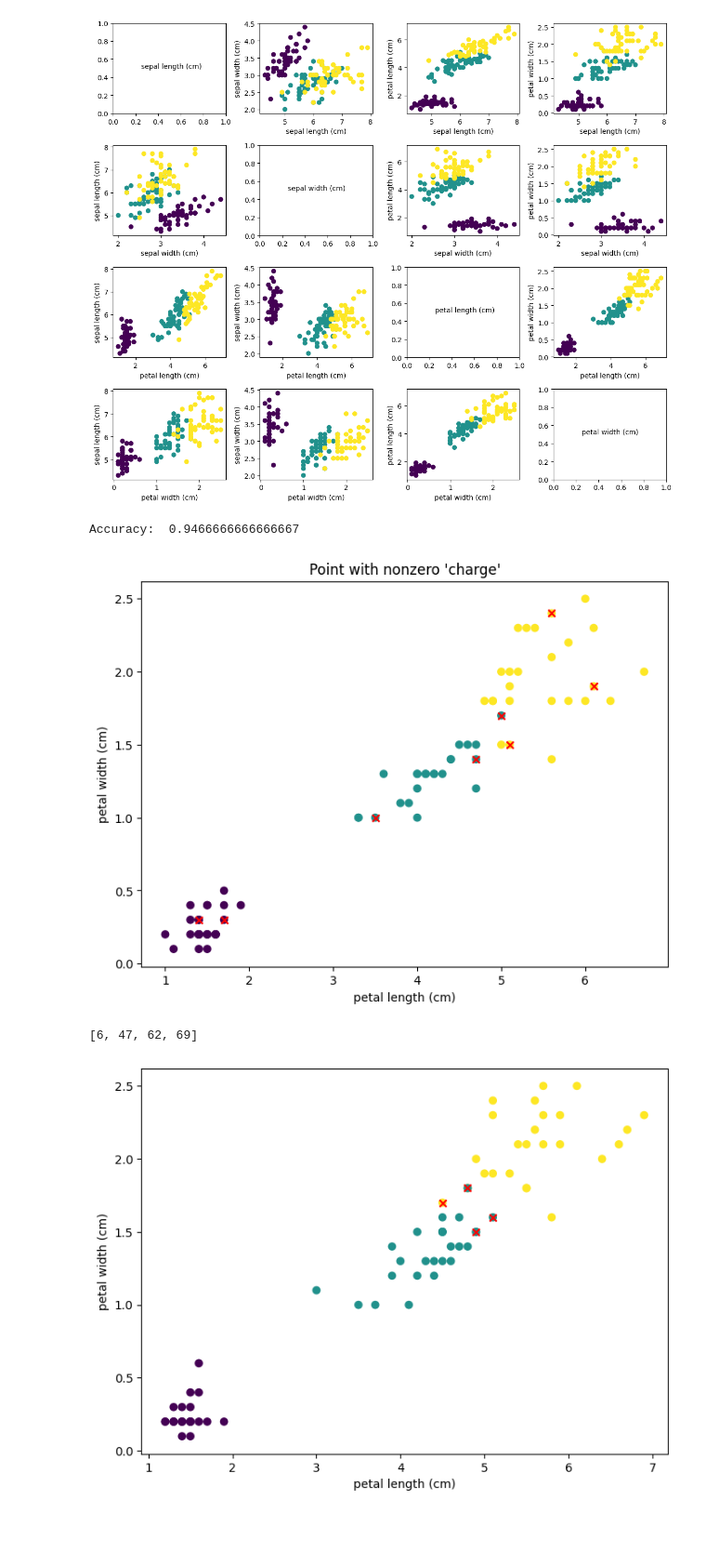
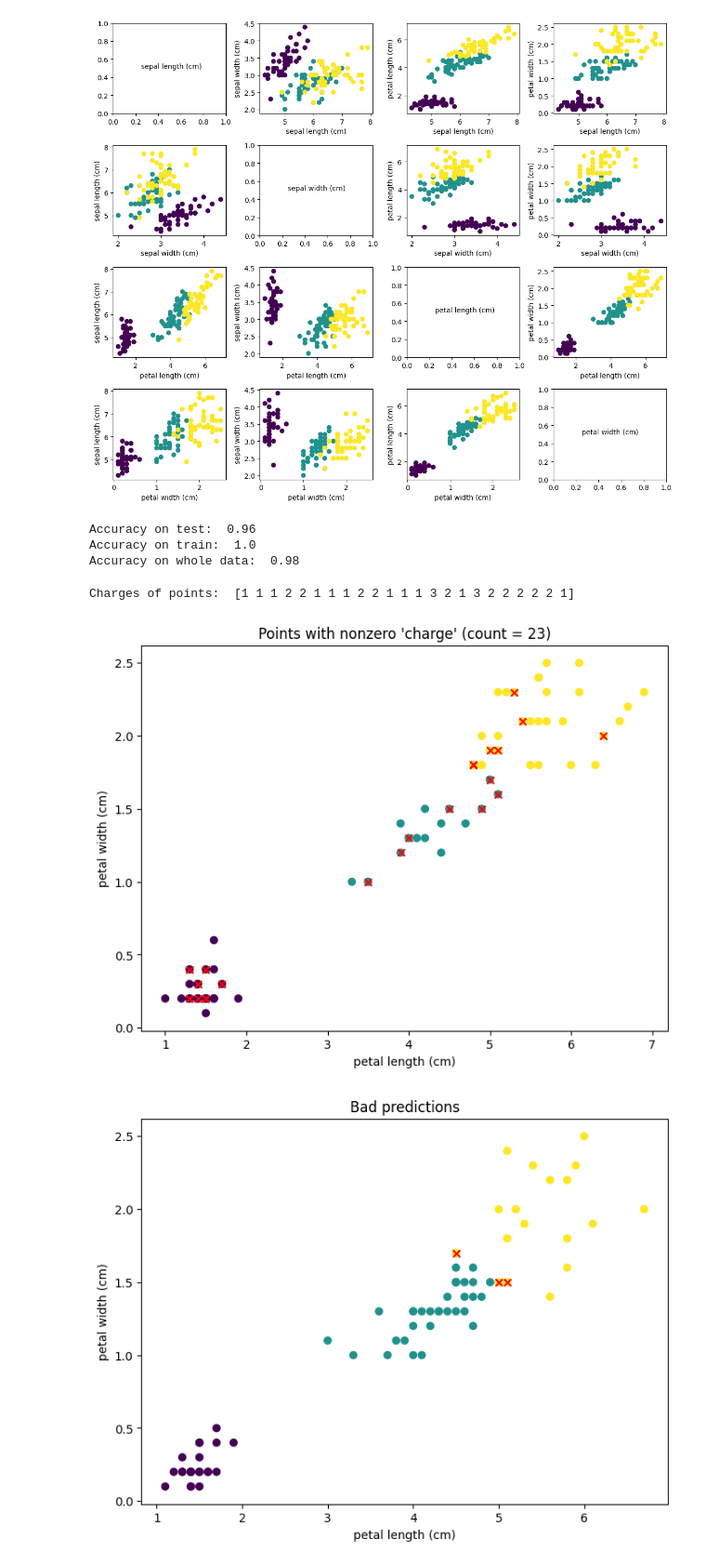
Before and after one commit to goglom/ML, a Jupyter notebook: Problem_2/Problem_2.ipynb, the cells around one changed output. Shown at 93% size. Drawn from its saved outputs; the diff is of its cells as text; code cells hidden in the pictures; blank space fills up the shorter version.

```diff
--- a/Problem_2/Problem_2.ipynb
+++ b/Problem_2/Problem_2.ipynb
@@ -29,31 +29,32 @@ plot_features_data(X, Y, f_names)
 f_best = (2, 3)
 f_best_names = (f_names[f_best[0]], f_names[f_best[1]])
 
-classifier = PotentialFunctionClassifier(0.1)
-
-classifier.fit(X, Y)
-
-train_x, test_x, train_y, test_y = train_test_split(X, Y, test_size=0.5, random_state=10)
-
-model = PotentialFunctionClassifier(0.5)
-model.fit(train_x, train_y, 0.000005)
-pred = model.predict(test_x)
-
-print("Accuracy: ", metrics.accuracy_score(test_y, pred))
+train_x, test_x, train_y, test_y = train_test_split(X, Y, test_size=0.5, random_state=20)
-# %% [output]
-Accuracy:  0.9466666666666667
+# %%
+model = PotentialFunctionClassifier(10)
+model.fit(train_x, train_y, 100)
+pred = model.predict(test_x)
+
+print("Accuracy on test: ", metrics.accuracy_score(test_y, pred))
+print("Accuracy on train: ", metrics.accuracy_score(train_y, model.predict(train_x)))
+print("Accuracy on whole data: ", metrics.accuracy_score(Y, model.predict(X)))
+# %% [output]
+Accuracy on test:  0.96
+Accuracy on train:  1.0
+Accuracy on whole data:  0.98
 # %%
 plt.figure(figsize=(8, 6), dpi=100)
-plt.title("Point with nonzero 'charge'")
+plt.title(f"Points with nonzero 'charge' (count = {len(model.indexes)})")
 plot_points(train_x[:, f_best[0]], train_x[:, f_best[1]], train_y, model.indexes, f_best_names)
+print("Charges of points: ", model.charges)
 # %% [output]
+Charges of points:  [1 1 1 2 2 1 1 1 2 2 1 1 1 3 2 1 3 2 2 2 2 2 1]
-[figure, old version]
+[figure, new version]
 # %%
 bad_pred_indices = [i for i, _ in  filter(lambda x: x[1], enumerate(pred != test_y))]
-print(bad_pred_indices)
 
 plt.figure(figsize=(8, 6), dpi=100)
+plt.title("Bad predictions")
 plot_points(test_x[:, f_best[0]], test_x[:, f_best[1]], test_y, bad_pred_indices, f_best_names)
 # %% [output]
-[6, 47, 62, 69]
-[figure, old version]
+[figure, new version]
```
Also changed, not shown: 1 other file.
